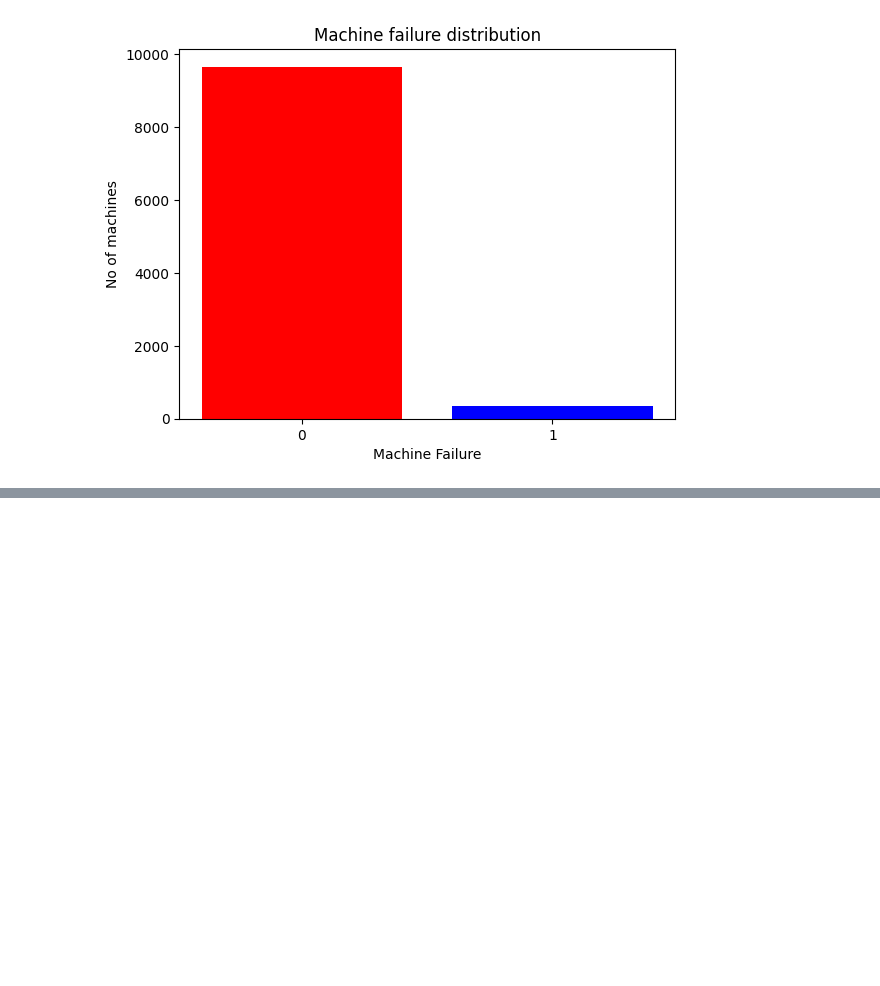
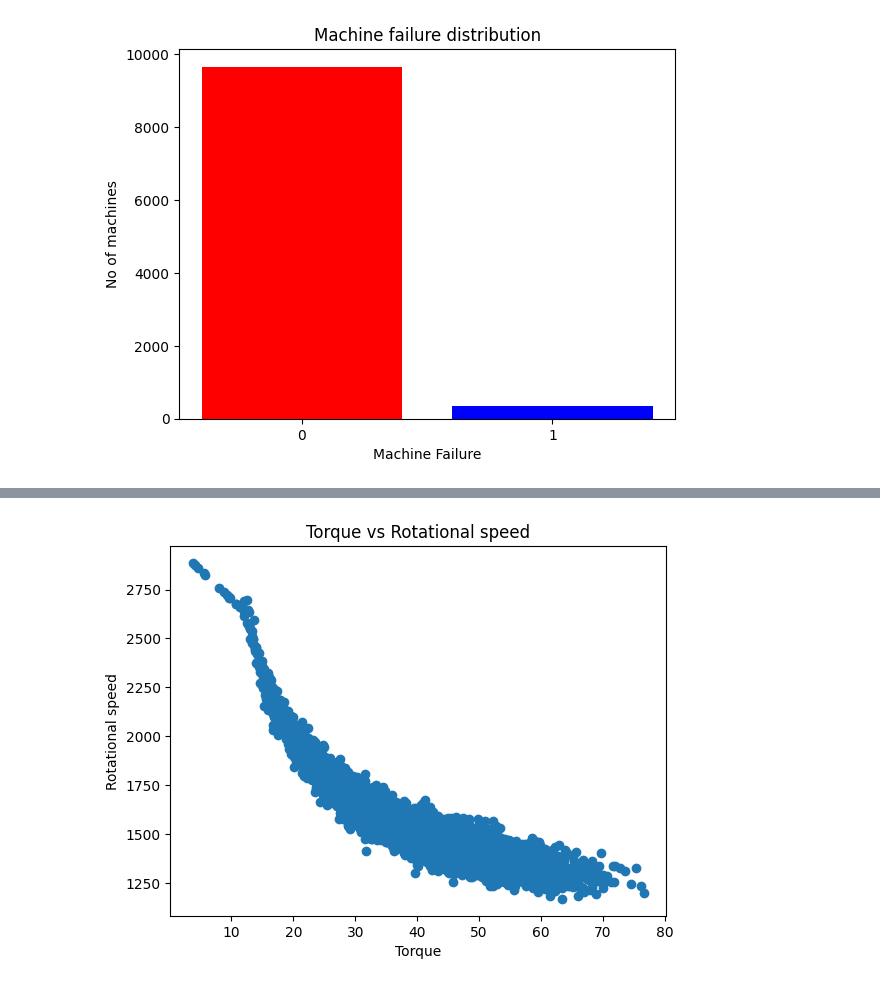
Before and after one commit to dpatil23/Grid-Intelligence-ML, a Jupyter notebook: Assignment_3_230343.ipynb, the cells around one changed output, grey strips where cells are left out. Drawn from its saved outputs; the diff is of its cells as text; code cells hidden in the pictures; blank space fills up the shorter version.

```diff
--- a/Assignment_3_230343.ipynb
+++ b/Assignment_3_230343.ipynb
@@ -65,0 +83,8 @@ plt.show()
+# %%
+plt.scatter(data['Torque [Nm]'],data['Rotational speed [rpm]'])
+plt.xlabel('Torque')
+plt.ylabel('Rotational speed')
+plt.title('Torque vs Rotational speed')
+plt.show()
+# %% [output]
+[figure, added]
```
Also changed, not shown: parts of 8 cells of this notebook.
